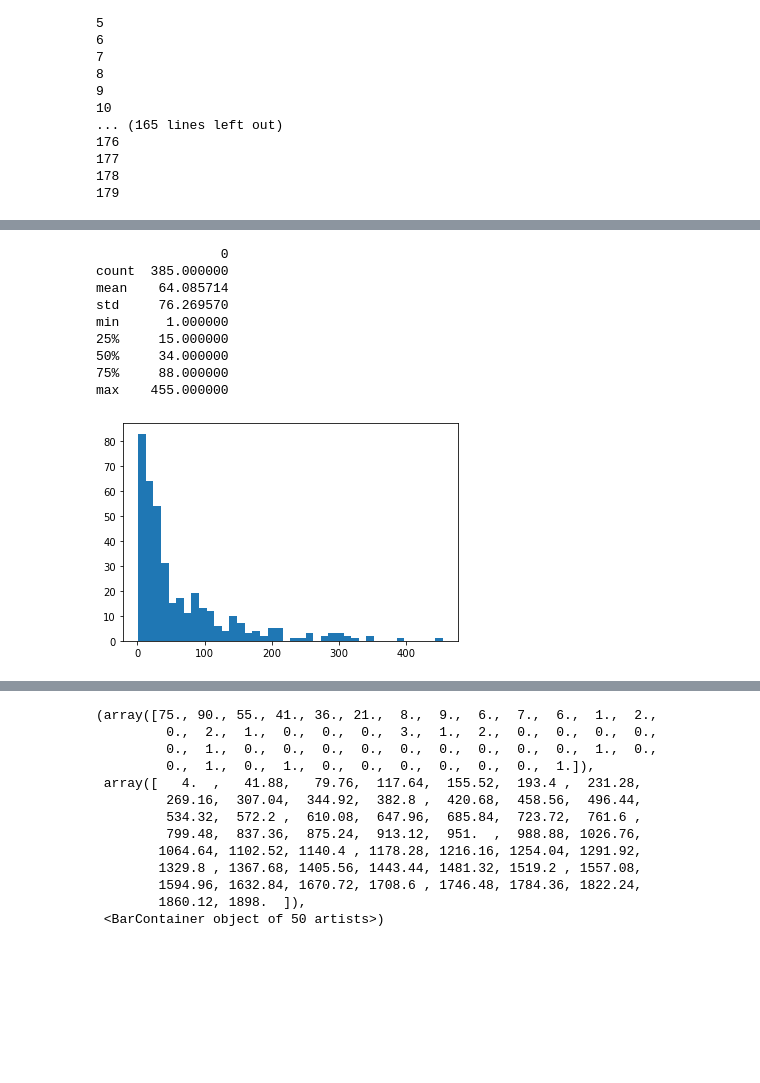
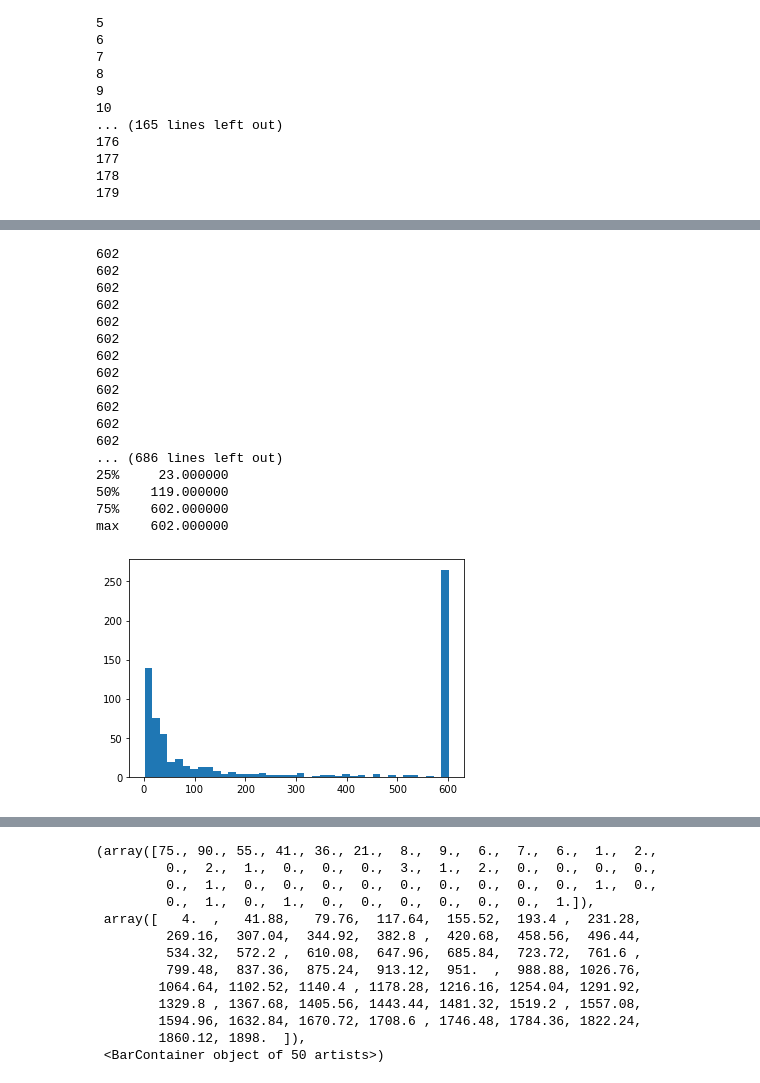
Before and after one commit to anishkanabar/lang-of-pol, a Jupyter notebook: vad/VAD_Analysis.ipynb, the cells around one changed output, grey strips where cells are left out. Cells and saved outputs as stored; diff of their text form; code cells hidden in the pictures; blank space fills up the shorter version.

```diff
--- a/vad/VAD_Analysis.ipynb
+++ b/vad/VAD_Analysis.ipynb
@@ -55,0 +75,19 @@ done
+# %%
+input_list = []
+labels_list = []
+#paths = ['/project/graziul/data/corpora/atc0_comp/atc0_bos/data/audio/', '/project/graziul/data/corpora/atc0_comp/atc0_dca/data/audio/', '/project/graziul/data/corpora/atc0_comp/atc0_dfw/data/audio/']
+paths = ['/project/graziul/data/corpora/atc0_comp/atc0_bos/data/audio/']
+for idx,path in enumerate(paths):
+    for fpath in glob(path + '*.sph'):
+        if(idx > 1):
+            break
+        filename = fpath[-12:-4]
+        label_file = path[:-6] + 'transcripts/' + filename + '.txt'
+        with open(label_file) as f:
+            y = f.read()
+            print(process_atc_label_line(y))
+        #x,y = process_file_atc0(filename, fpath, label_file)
+        #print(y)
+        idx = idx+1
+    if(idx>1):
+        break
@@ -55,0 +97,2 @@ done
+# %%
+x,y = process_file_atc0(filename, fpath, label_file)
@@ -208,14 +306,22 @@ post_processor = postprocessing(model, test_input_list, test_labels_list)
 # %%
-comm = post_processor.get_comm_stats()
-#freq = post_processor.get_frequencies()
+#comm = post_processor.get_comm_stats()
+freq = post_processor.get_silence_stats()
 # %% [output]
-                0
-count  385.000000
-mean    64.085714
-std     76.269570
-min      1.000000
-25%     15.000000
-50%     34.000000
-75%     88.000000
-max    455.000000
+602
+602
+602
+602
+602
+602
+602
+602
+602
+602
+602
+602
+... (686 lines left out)
+25%     23.000000
+50%    119.000000
+75%    602.000000
+max    602.000000
-[figure, old version]
+[figure, new version]
```
Also changed, not shown: parts of 17 cells of this notebook, 10 other files.
